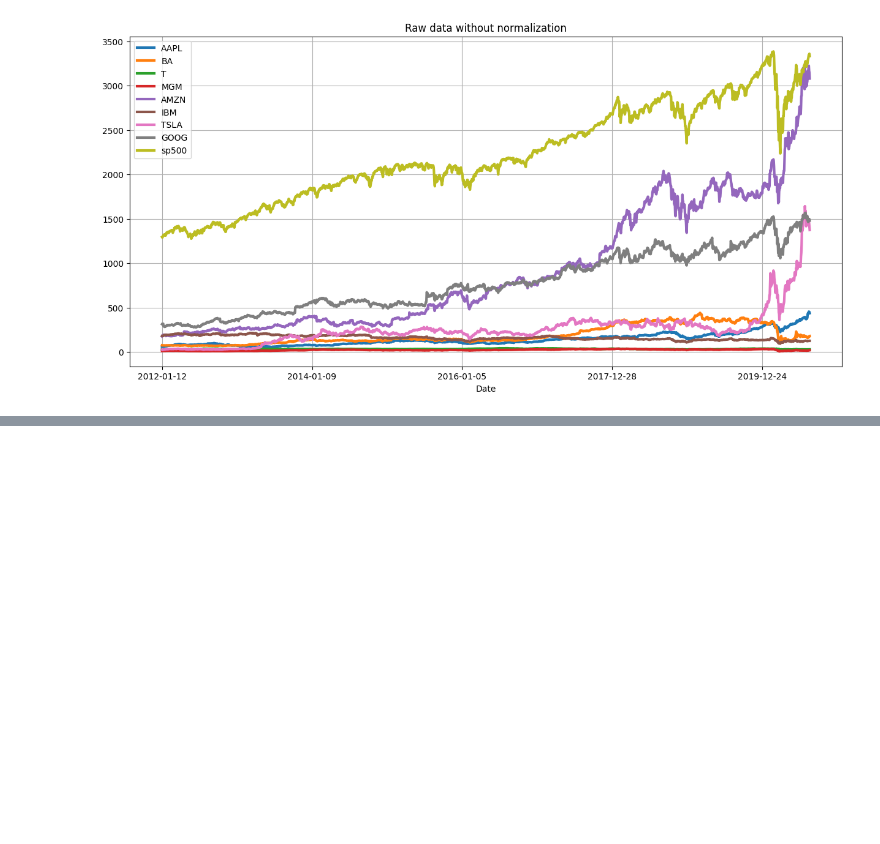
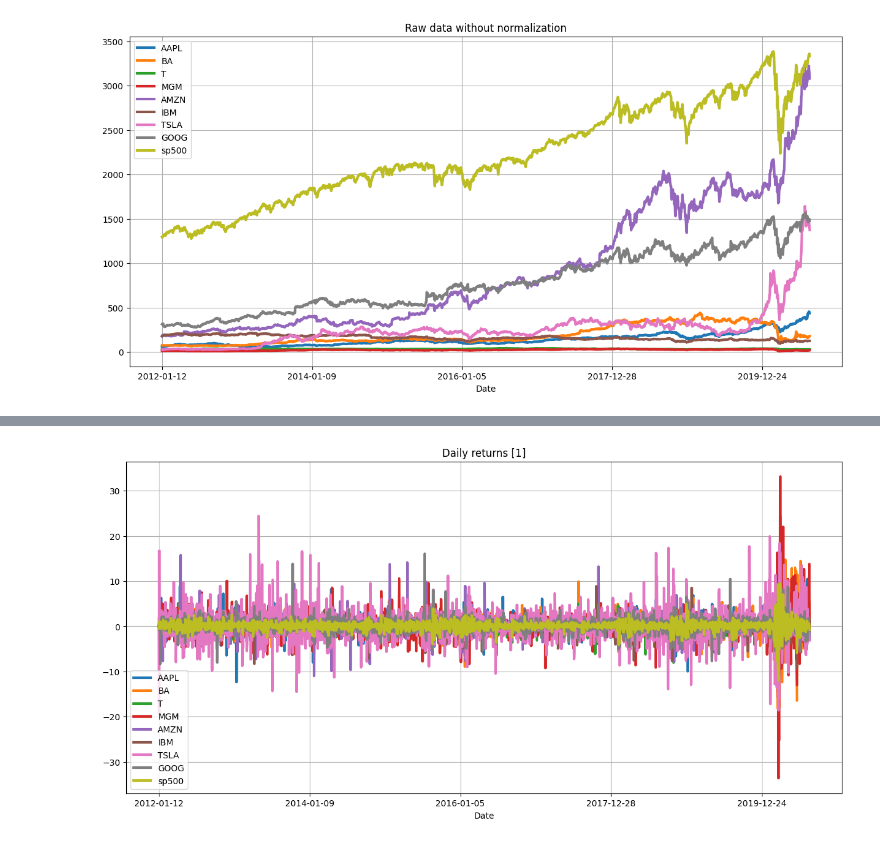
Before and after one commit to rizaho/ml_for_financial_analysis, a Jupyter notebook: Stocks_Data_Analysis_and_Visualization.ipynb, the cells around one changed output, grey strips where cells are left out. Drawn from its saved outputs; the diff is of its cells as text; code cells hidden in the pictures; blank space fills up the shorter version.

```diff
--- a/Stocks_Data_Analysis_and_Visualization.ipynb
+++ b/Stocks_Data_Analysis_and_Visualization.ipynb
@@ -21,0 +41,6 @@ Mounted at /content/drive
+# %%
+def interactive_plot(df ,in_title):
+  fig = px.line(title = in_title)
+  for col in df.columns[1:]:
+    fig.add_scatter(x = df["Date"], y =df[col], name = col)
+  fig.show()
@@ -21,0 +49,16 @@ Mounted at /content/drive
+# %%
+def daily_return(df):
+
+  daily_return = df.copy()
+
+  for col in df.columns[1:]: # first column is date
+
+    for row in range(1, len(df)): # first row does not have a yesterday value, so start from index 1
+      today_value = df[col][row]
+      yesterday_value = df[col][row-1]
+      daily_return[col][row] = ((today_value - yesterday_value) / yesterday_value) * 100 # ratio to percentage
+
+
+    daily_return[col][0] = 0 # # first row does not have a yesterday value, so it's value is 0
+
+  return daily_return
@@ -170,0 +231,2 @@ show_plot(stocks_df, "Raw data without normalization")
+# %%
+daily_return_df = daily_return(stocks_df)
@@ -170,0 +267,6 @@ show_plot(stocks_df, "Raw data without normalization")
+# %%
+# plot the daily returns in static and dynamic manner
+show_plot(daily_return_df, "Daily returns [1]")
+interactive_plot(daily_return_df, "Daily returns [2]")
+# %% [output]
+[figure, added]
```
Also changed, not shown: parts of 18 cells of this notebook.
